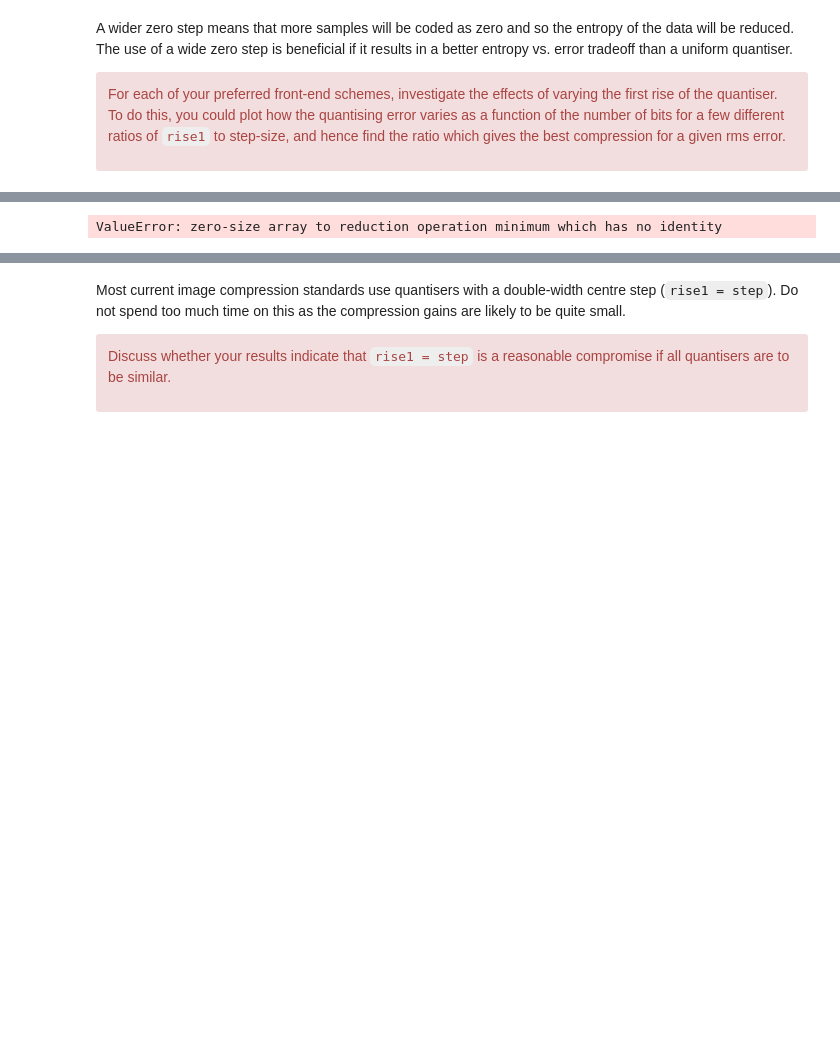
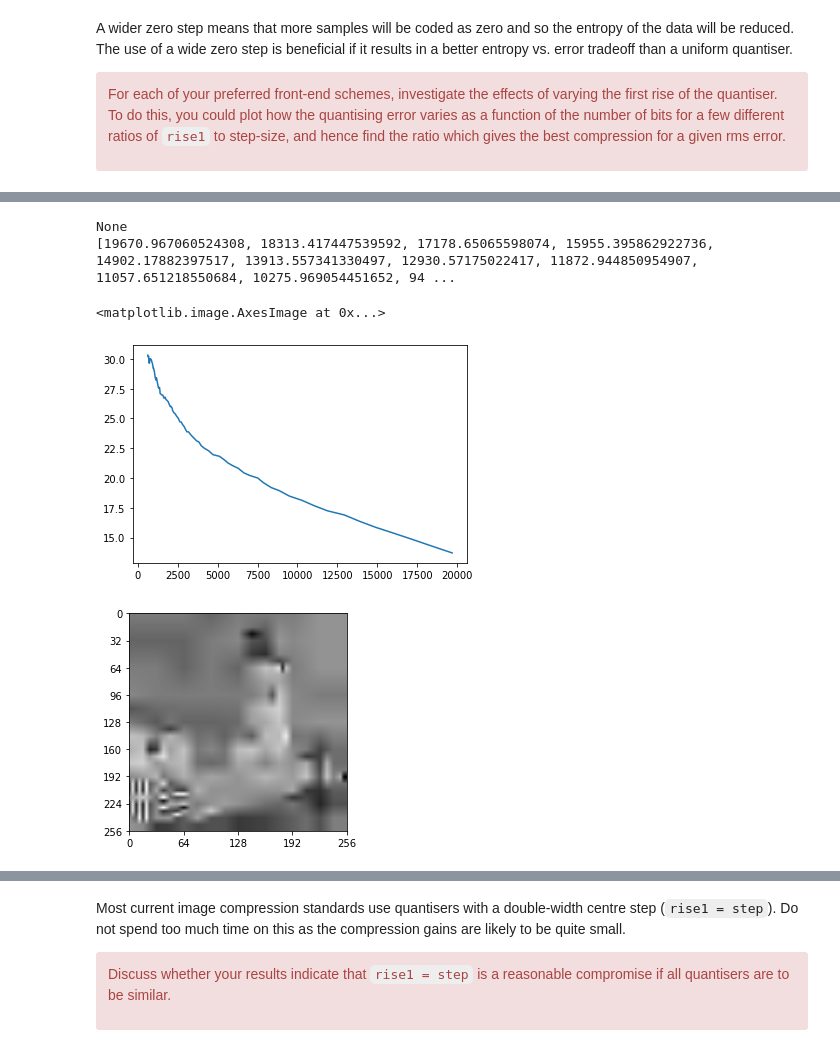
Before and after one commit to yichenhock/cued_sf2_lab, a Jupyter notebook: 10-11-selection-centre-clipped.ipynb, the cells around one changed output, grey strips where cells are left out. Cells and saved outputs as stored; diff of their text form; code cells hidden in the pictures; blank space fills up the shorter version.

```diff
--- a/10-11-selection-centre-clipped.ipynb
+++ b/10-11-selection-centre-clipped.ipynb
@@ -142,41 +141,68 @@ KeyboardInterrupt:
 # %%
-X, _ = load_mat_img('bridge.mat', img_info='X')
+X, _ = load_mat_img('lighthouse.mat', img_info='X')
 X = X - 128.0
 
-N = 8
+N = 5
 
 dwt = DWT(X, N)
 
 rises = [0.5, 0.75, 1, 1.25, 1.5]
 
-steps = np.linspace(5, 25, 100)
+steps = np.linspace(5, 35, 100)
 
-ref_rms_err = lbt.target_rms
+ref_rms_err = dwt.target_rms
 
 def rise_plot(rise):
-
+    rise = None
     bits_list = []
     err_list = []
 
     for step in steps:
-        bits, err = dwt.enc_dec_quantise_rise(X, N, step, rise) # returns: bits, err
+        bits, err, Zp = dwt.enc_dec_quantise_rise(np.copy(X), N, step, rise) # returns: bits, err
         bits_list.append(bits)
         err_list.append(err)
-    return bits_list, err_list
+    print(rise)
+    return bits_list, err_list, Zp
 
-plt.plot(rise_plot(0.5)[0], rise_plot(0.5)[1], label = "rise = 0.5*step")
-plt.plot(rise_plot(0.75)[0], rise_plot(0.75)[1], label = "rise = 0.75*step")
-plt.plot(rise_plot(1)[0], rise_plot(1)[1], label = "rise = step")
-plt.plot(rise_plot(1.25)[0], rise_plot(1.25)[1], label = "rise = 1.25*step")
-plt.plot(rise_plot(1.5)[0], rise_plot(1.5)[1], label = "rise = 1.5*step")
+
+# for r in rises:
+#     plt.plot(rise_plot(r)[0], rise_plot(r)[1], label = "rise = {}*step".format(r))
+
+bits_list, err_list, Zp = rise_plot(0.5)
+print(bits_list, err_list)
+plt.plot(bits_list, err_list, label = "rise = 0.5*step")
+
+fig, ax = plt.subplots()
+plot_image(Zp, ax=ax)
+
+# bits_list, err_list = rise_plot(0.75)
+# print(bits_list, err_list)
+# plt.plot(bits_list, err_list, label = "rise = 0.75*step")
+
+# bits_list, err_list = rise_plot(1)
+# print(bits_list, err_list)
+# plt.plot(bits_list, err_list, label = "rise = 1*step")
+
+# bits_list, err_list = rise_plot(1.25)
+# print(bits_list, err_list)
+# plt.plot(bits_list, err_list, label = "rise = 1.25*step")
+
+# bits_list, err_list, Zp = rise_plot(1.5)
+# print(bits_list, err_list)
+# plt.plot(bits_list, err_list, label = "rise = 1.5*step")
+
 plt.axhline(y=ref_rms_err, color='r', linestyle='-', label = "reference RMS error")
-plt.xlim(110000, 140000)
-plt.ylim(4, 6)
+# plt.xlim(110000, 140000)
+# plt.ylim(4, 6)
 plt.xlabel("bits of encoded image")
 plt.ylabel("RMS error")
 plt.title("DWT, N = 8, bridge.mat")
 plt.legend()
 plt.grid()
 plt.show()
 # %% [output]
-ValueError: zero-size array to reduction operation minimum which has no identity
+None
+[19670.967060524308, 18313.417447539592, 17178.65065598074, 15955.395862922736, 14902.17882397517, 13913.557341330497, 12930.57175022417, 11872.944850954907, 11057.651218550684, 10275.969054451652, 94 ...
+<matplotlib.image.AxesImage at 0x...>
+[figure, added]
+[figure, added]
```
Also changed, not shown: parts of 2 cells of this notebook, 2 other files.
